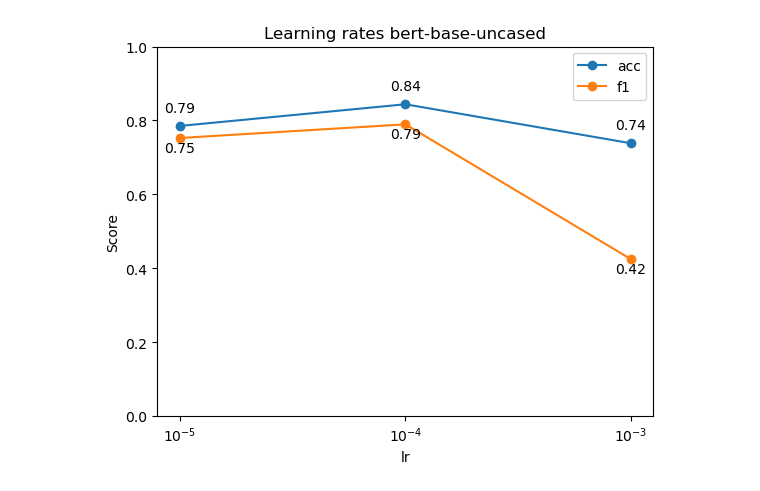
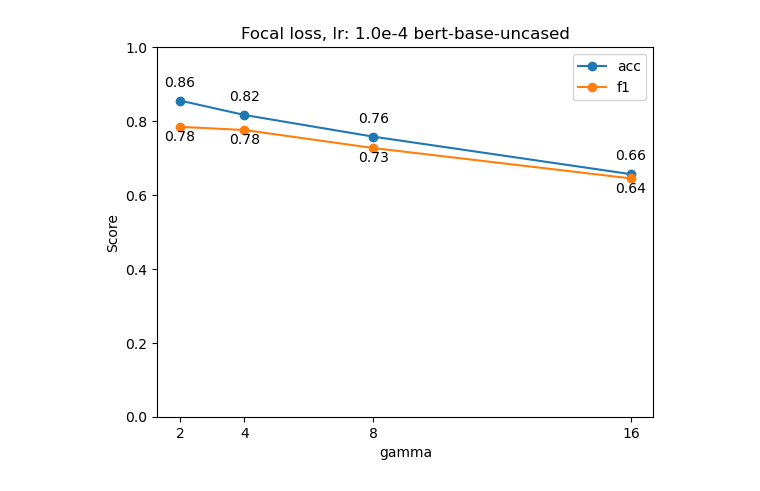
Before and after one commit to fzanart/FLICC, a Jupyter notebook: 02_Bert_focal.ipynb, the cells around one changed output. Saved outputs shown, nothing was run; the diff lists cells and outputs as text; code cells hidden in the pictures.

Commit message:
Add gradient accumulation Results for focal loss Bert, Roberta

```diff
--- a/02_Bert_focal.ipynb
+++ b/02_Bert_focal.ipynb
@@ -19,13 +19,15 @@ for g in gamma:
     model = ClassificationModel(model_checkpoint=data.model_checkpoint,num_labels=data.num_labels)
     trainer = Engine(epochs=10,labels=data.labels)
     trainer.model = model.model
-    trainer.device = model.device
+    trainer.dataset_encoded = data.dataset_encoded
     acc, f1 = trainer.run(lr=lr,
                           wd=0.0,
                           train_dataloader=data.train_dataloader,
                           eval_dataloader=data.eval_dataloader,
                           test_dataloader=data.test_dataloader,
-                          early_stop=3)
+                          focalloss=True,
+                          early_stop=3,
+                          gamma=g)
     results['acc'].append(acc)
     results['f1'].append(f1)
     results['g'].append(g)
@@ -104,30 +126,30 @@ import pandas as pd
 # %%
 def plot_grid_search(df, title):
 
     # Create the plot
     ax = df.plot(x='g', y=['acc', 'f1'], marker='o', linestyle='-')
 
     # Set y-axis range between 0 and 1
     plt.ylim(0, 1)
 
     # Annotate points with F1 scores
     for i, row in df.iterrows():
         ax.annotate(f'{row["f1"]:.2f}', (row["g"], row["f1"]), textcoords='offset points', xytext=(0, -10), ha='center')
 
     # Annotate points with Acc scores
     for i, row in df.iterrows():
         ax.annotate(f'{row["acc"]:.2f}', (row["g"], row["acc"]), textcoords='offset points', xytext=(0, 10), ha='center')
 
     #
-    plt.xticks(df['g'], [f'{val:.0e}' for val in df['g']], ha='center')
-    plt.xscale('log')
+    plt.xticks(df['g'], [val for val in df['g']], ha='center')
+    # plt.xscale('log')
     plt.minorticks_off()
 
     plt.title(title)
     plt.xlabel('gamma')
     plt.ylabel('Score')
     plt.show()
 
 plot_grid_search(pd.DataFrame(results), f'Focal loss, lr: 1.0e-4 {model_checkpoint}')
 # %% [output]
-[figure, old version]
+[figure, new version]
```
Also changed, not shown: parts of 1 cell of this notebook, 1 other file.
